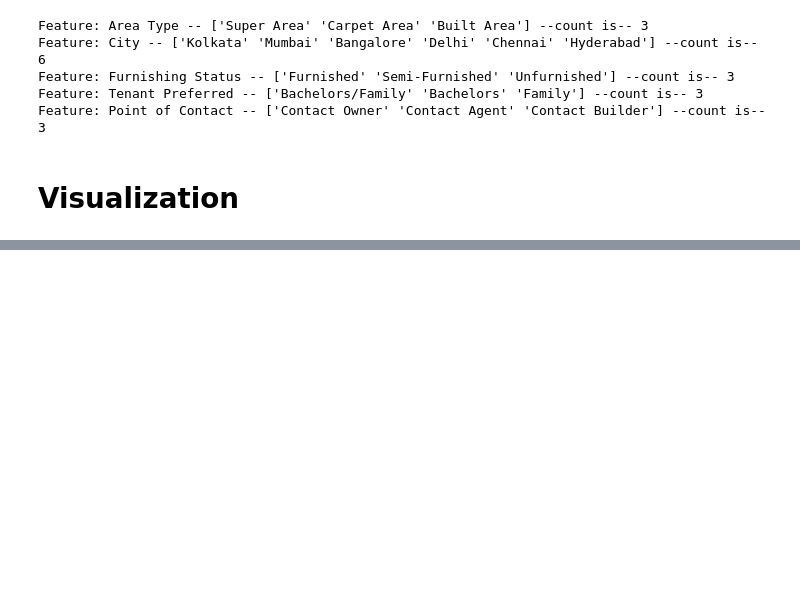
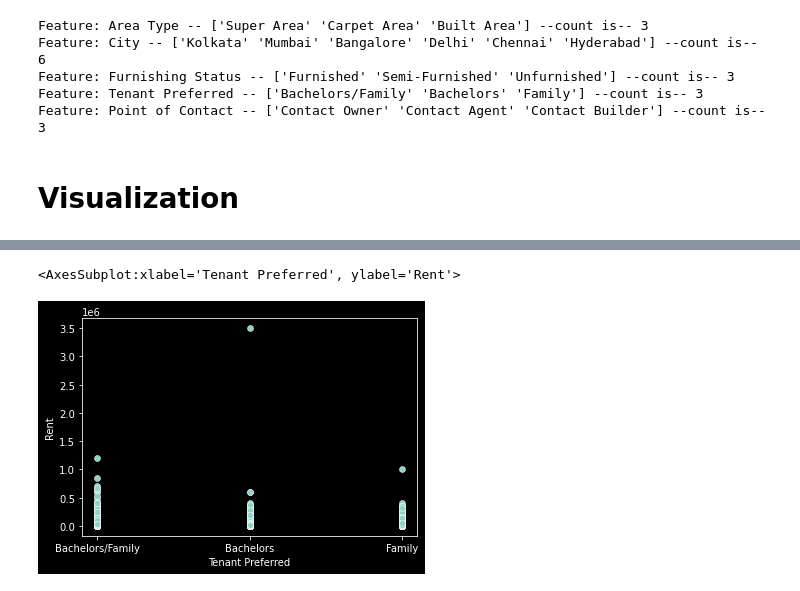
Before and after one commit to Ishrak30/Predicting-House-Rent-Using-ML, a Jupyter notebook: PredictingHouseRent.ipynb, the cells around one changed output, grey strips where cells are left out. Saved outputs shown, nothing was run; the diff lists cells and outputs as text; code cells hidden in the pictures; blank space fills up the shorter version.

```diff
--- a/PredictingHouseRent.ipynb
+++ b/PredictingHouseRent.ipynb
@@ -177,0 +195,5 @@ bathroom_plot = df['Bathroom'].hist(grid=False,linewidth=0.5, edgecolor="white")
+# %%
+sns.scatterplot(x='Tenant Preferred',y='Rent',data=df)
+# %% [output]
+<AxesSubplot:xlabel='Tenant Preferred', ylabel='Rent'>
+[figure, added]
```
Also changed, not shown: parts of 30 cells of this notebook.
